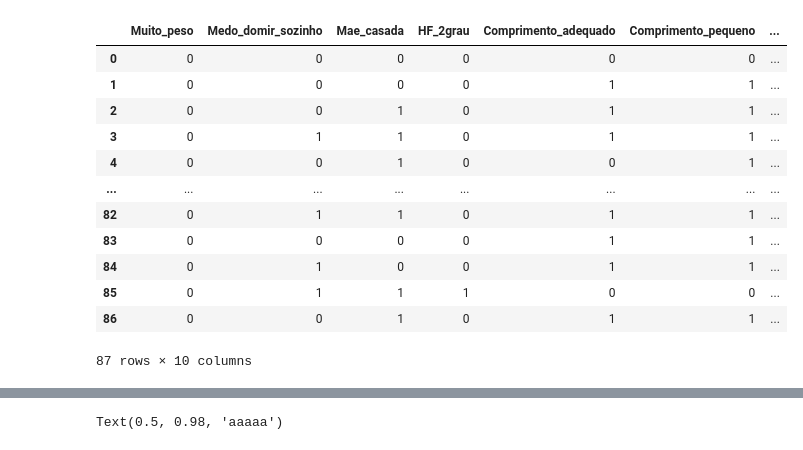
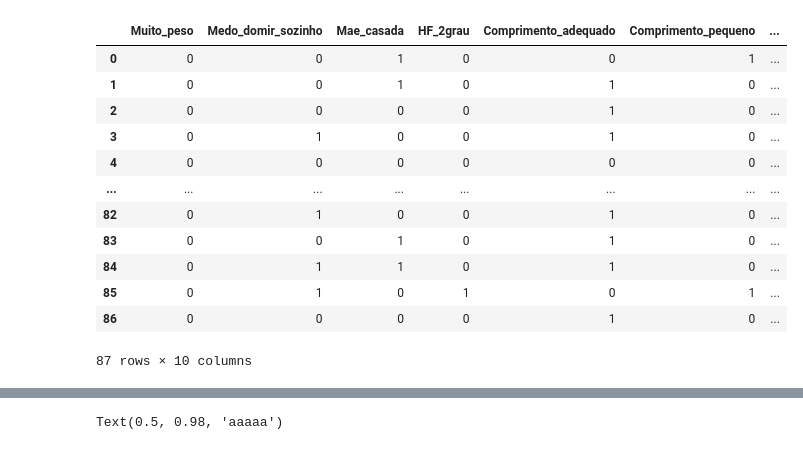
Before and after one commit to HenriqueHott/miloud-2013-ant-is, a Jupyter notebook: analytics.ipynb, the cells around one changed output, grey strips where cells are left out. Drawn from its saved outputs; the diff is of its cells as text; code cells hidden in the pictures.

```diff
--- a/analytics.ipynb
+++ b/analytics.ipynb
@@ -50,26 +34,26 @@ outputs\reduced_leit_random_forest_results.json
 # %%
-arit_train_dataset = pd.read_csv("databases/AG/Aritmética/TreinamentoDesbalanceadoAritPreprocessada_old.csv", sep=";")
-esc_train_dataset =   pd.read_csv("databases/AG/Escrita/TreinamentoDesbalanceadoEscPreprocessada_old.csv", sep=";")
-leit_train_dataset = pd.read_csv("databases/AG/Leitura/TreinamentoDesbalanceadoLeitPreprocessada_old.csv", sep=";")
+arit_train_dataset = pd.read_csv("databases/AG/Aritmética/TreinamentoDesbalanceadoAritPreprocessada.csv", sep=";")
+esc_train_dataset =   pd.read_csv("databases/AG/Escrita/TreinamentoDesbalanceadoEscPreprocessada.csv", sep=";")
+leit_train_dataset = pd.read_csv("databases/AG/Leitura/TreinamentoDesbalanceadoLeitPreprocessada.csv", sep=";")
 
 arit_train_dataset = arit_train_dataset.drop_duplicates(ignore_index=True)
 esc_train_dataset = esc_train_dataset.drop_duplicates(ignore_index=True)
 leit_train_dataset = leit_train_dataset.drop_duplicates(ignore_index=True)
 
 leit_train_dataset
 # %% [output]
 |  | Muito_peso | Medo_domir_sozinho | Mae_casada | HF_2grau | Comprimento_adequado | Comprimento_pequeno | ... |
-| 0 | 0 | 0 | 0 | 0 | 0 | 0 | ... |
-| 1 | 0 | 0 | 0 | 0 | 1 | 1 | ... |
-| 2 | 0 | 0 | 1 | 0 | 1 | 1 | ... |
-| 3 | 0 | 1 | 1 | 0 | 1 | 1 | ... |
-| 4 | 0 | 0 | 1 | 0 | 0 | 1 | ... |
+| 0 | 0 | 0 | 1 | 0 | 0 | 1 | ... |
+| 1 | 0 | 0 | 1 | 0 | 1 | 0 | ... |
+| 2 | 0 | 0 | 0 | 0 | 1 | 0 | ... |
+| 3 | 0 | 1 | 0 | 0 | 1 | 0 | ... |
+| 4 | 0 | 0 | 0 | 0 | 0 | 0 | ... |
 | ... | ... | ... | ... | ... | ... | ... | ... |
-| 82 | 0 | 1 | 1 | 0 | 1 | 1 | ... |
-| 83 | 0 | 0 | 0 | 0 | 1 | 1 | ... |
-| 84 | 0 | 1 | 0 | 0 | 1 | 1 | ... |
-| 85 | 0 | 1 | 1 | 1 | 0 | 0 | ... |
-| 86 | 0 | 0 | 1 | 0 | 1 | 1 | ... |
+| 82 | 0 | 1 | 0 | 0 | 1 | 0 | ... |
+| 83 | 0 | 0 | 1 | 0 | 1 | 0 | ... |
+| 84 | 0 | 1 | 1 | 0 | 1 | 0 | ... |
+| 85 | 0 | 1 | 0 | 1 | 0 | 1 | ... |
+| 86 | 0 | 0 | 0 | 0 | 1 | 0 | ... |
 87 rows × 10 columns
 # %%
 import hashlib
```
Also changed, not shown: parts of 5 cells of this notebook, 5 other files.
